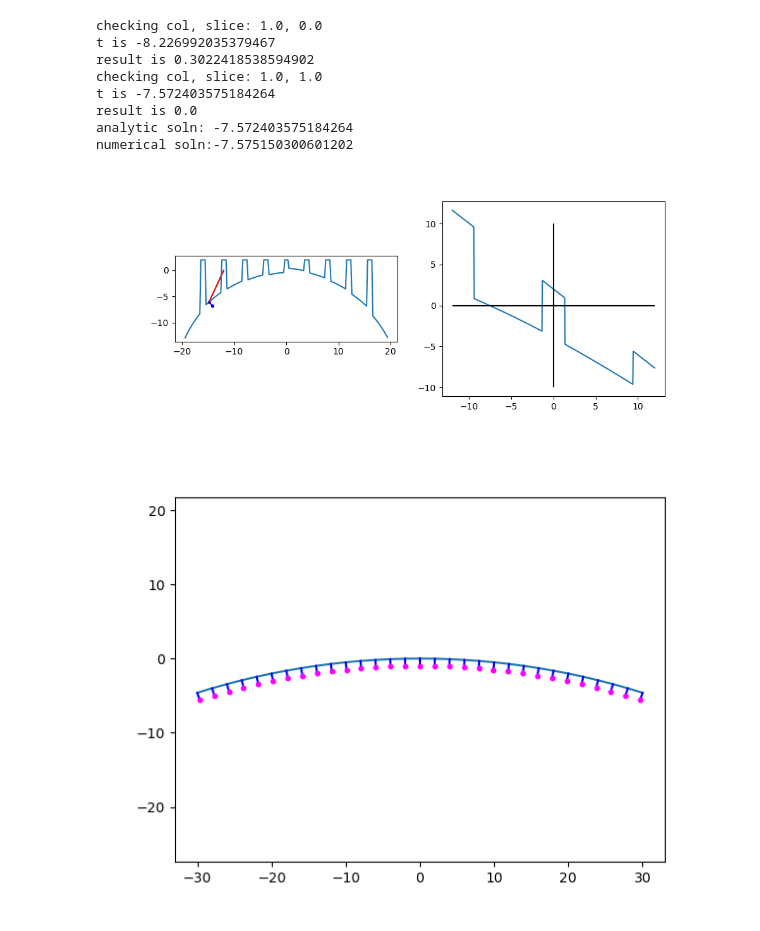
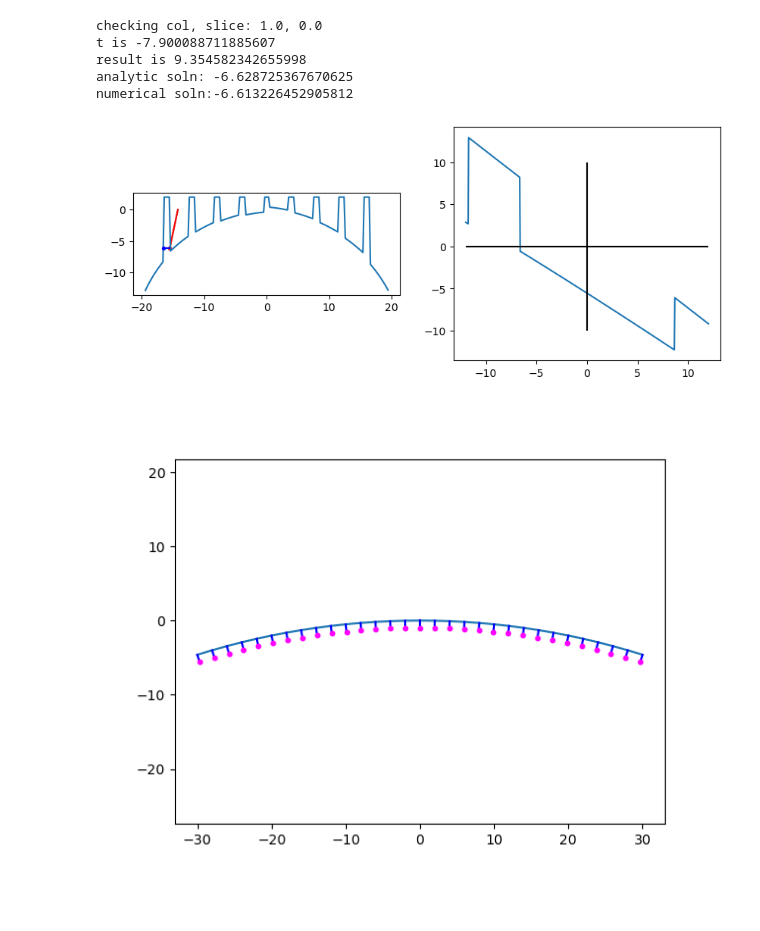
Before and after one commit to ellenle3/ifugen, a Jupyter notebook: python/surface_generator.ipynb, the cells around one changed output. Saved outputs shown, nothing was run; the diff lists cells and outputs as text; code cells hidden in the pictures; blank space fills up the shorter version.

```diff
--- a/python/surface_generator.ipynb
+++ b/python/surface_generator.ipynb
@@ -332,7 +127,7 @@ n_each = 5
 n_rows = 2
 n_cols = 3
 mode = 1
-trace_walls = False
+trace_walls = True
 active_x = False
 active_y = False
 dalpha = -15
@@ -359,9 +154,9 @@ for i,y1 in enumerate(y):
     surf[i] = make_image_slicer(xt, y1, p, sag_func)
 
 
-yt = -12
+yt = -14.2
 l = 0
-m = 0.2
+m = 0.1
 n = 0.5
 l = l / np.sqrt(l*l+m*m+n*n)
 m = m / np.sqrt(l*l+m*m+n*n)
@@ -383,41 +178,38 @@ axs[0].plot(y, surf)
 
 # Draw analytically calculated ray and surface normal
 axs[0].plot([yt, yt + tsol*m], [0, tsol*n], c='r', zorder=1)
 axs[0].scatter([yt + tsol*m], [tsol*n], c='r', s=8, zorder=1)
 axs[0].plot([ys, ys+mn], [zs, zs+nn], c='b')
 axs[0].scatter([ys+mn], [zs+nn], c='b', s=8, zorder=10)
 
 #axs[0].plot([yt, yt + tsol*m], [0, tsol*n], c='r', zorder=1)
 #axs[0].scatter([yt + tsol*m], [tsol*n], c='r', s=8, zorder=1)
 #axs[0].plot([ys, ys+mn], [zs, zs+nn], c='b')
 #axs[0].scatter([ys+mn], [zs+nn], c='b', s=8, zorder=10)
 
 # Numerically determined ray
 axs[0].plot([yt, yt + tnum*m], [0, tnum*n], c='gray', zorder=0)
 axs[0].scatter([yt + tnum*m], [tnum*n], c='gray', s=8, zorder=0)
 #print(tnum*n)
 
 #axs[0].plot([yt, yt + tnum*m], [0, tnum*n], c='gray', zorder=0)
 #axs[0].scatter([yt + tnum*m], [tnum*n], c='gray', s=8, zorder=0)
 
 axs[0].set_aspect("equal")
 
 axs[1].plot(t, feval)
 axs[1].hlines(0, t[0], t[-1], colors='k')
 axs[1].vlines(0, -10, 10, colors='k')
 #axs[1].set_ylim(np.nanmin(feval), np.nanmax(feval))
 
 plt.show()
 # %% [output]
 checking col, slice: 1.0, 0.0
-t is -8.226992035379467
-result is 0.3022418538594902
-checking col, slice: 1.0, 1.0
-t is -7.572403575184264
-result is 0.0
-analytic soln: -7.572403575184264
-numerical soln:-7.575150300601202
+t is -7.900088711885607
+result is 9.354582342655998
+analytic soln: -6.628725367670625
+numerical soln:-6.613226452905812
-[figure, old version]
+[figure, new version]
 # %%
 #sag_func = tilted_plane_sag
 #surface_norm_func = tilted_plane_surface_normal
```
Also changed, not shown: parts of 3 cells of this notebook, 10 other files.
